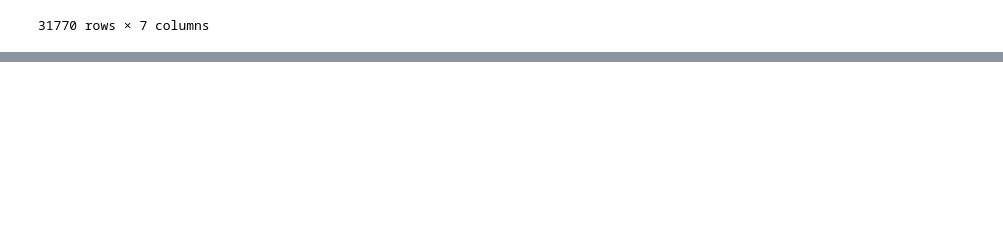
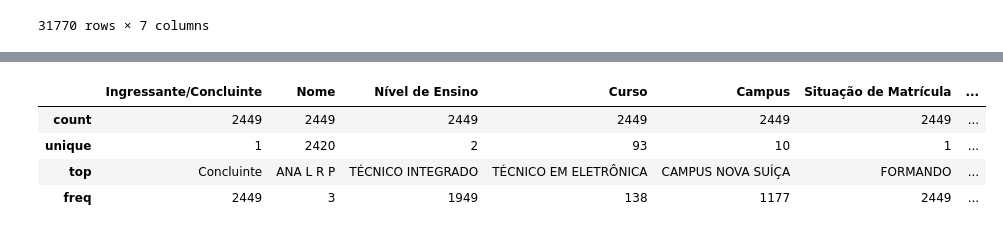
Before and after one commit to vitorcosta98/ProjetoAnaliseAcademica, a Jupyter notebook: analise_superficial.ipynb, the cells around one changed output, grey strips where cells are left out. Cells and saved outputs as stored; diff of their text form; code cells hidden in the pictures; blank space fills up the shorter version.

```diff
--- a/analise_superficial.ipynb
+++ b/analise_superficial.ipynb
@@ -312,0 +327,9 @@ df_dados_editados.to_csv('dados_editados.csv', index=False)
+# %%
+df_teste = df_teste.loc[df_teste['ano']=="2019"]
+df_teste.describe()
+# %% [output]
+|  | Ingressante/Concluinte | Nome | Nível de Ensino | Curso | Campus | Situação de Matrícula | ... |
+| count | 2449 | 2449 | 2449 | 2449 | 2449 | 2449 | ... |
+| unique | 1 | 2420 | 2 | 93 | 10 | 1 | ... |
+| top | Concluinte | ANA L R P | TÉCNICO INTEGRADO | TÉCNICO EM ELETRÔNICA | CAMPUS NOVA SUÍÇA | FORMANDO | ... |
+| freq | 2449 | 3 | 1949 | 138 | 1177 | 2449 | ... |
```
Also changed, not shown: parts of 4 cells of this notebook, 5 other files.
